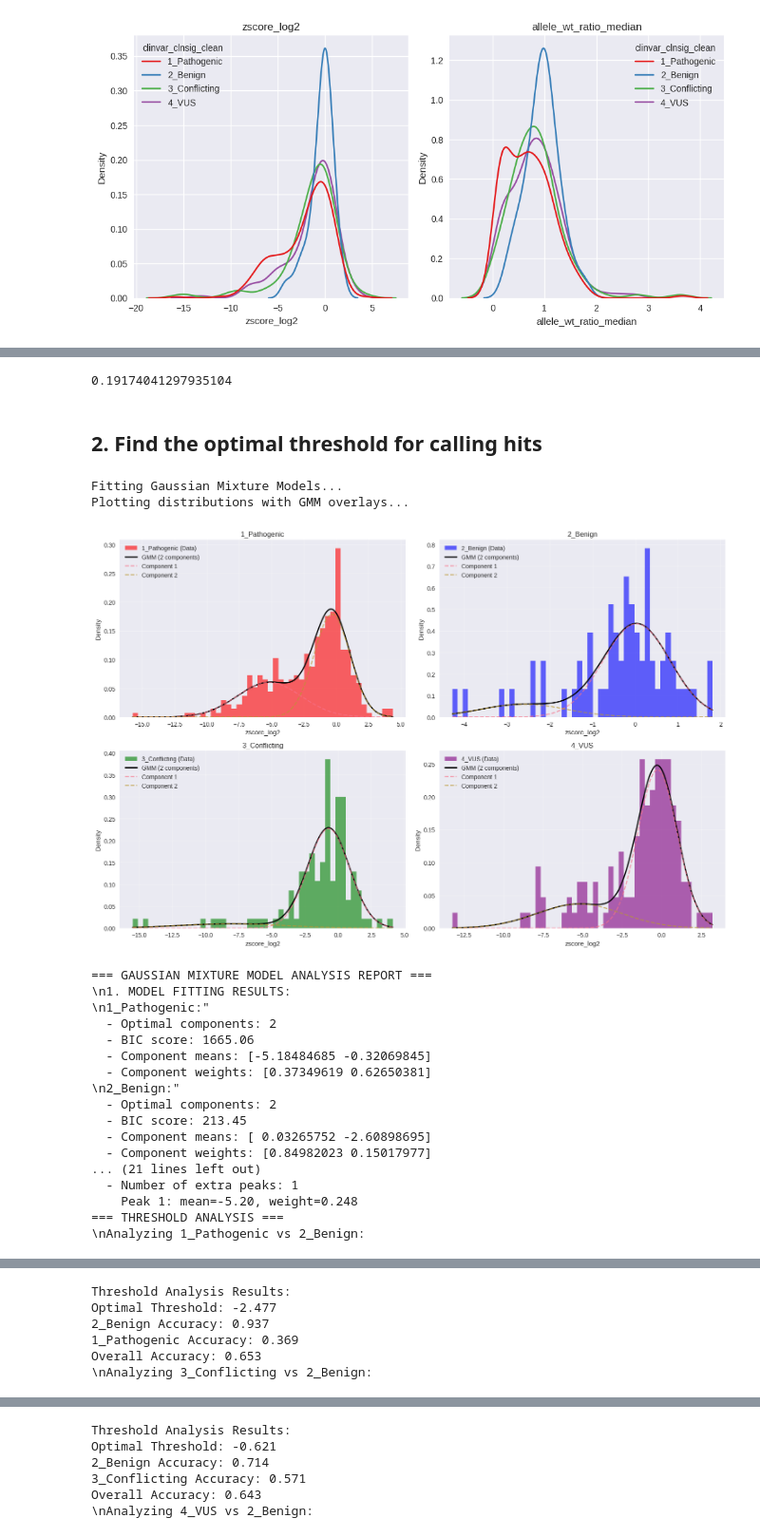
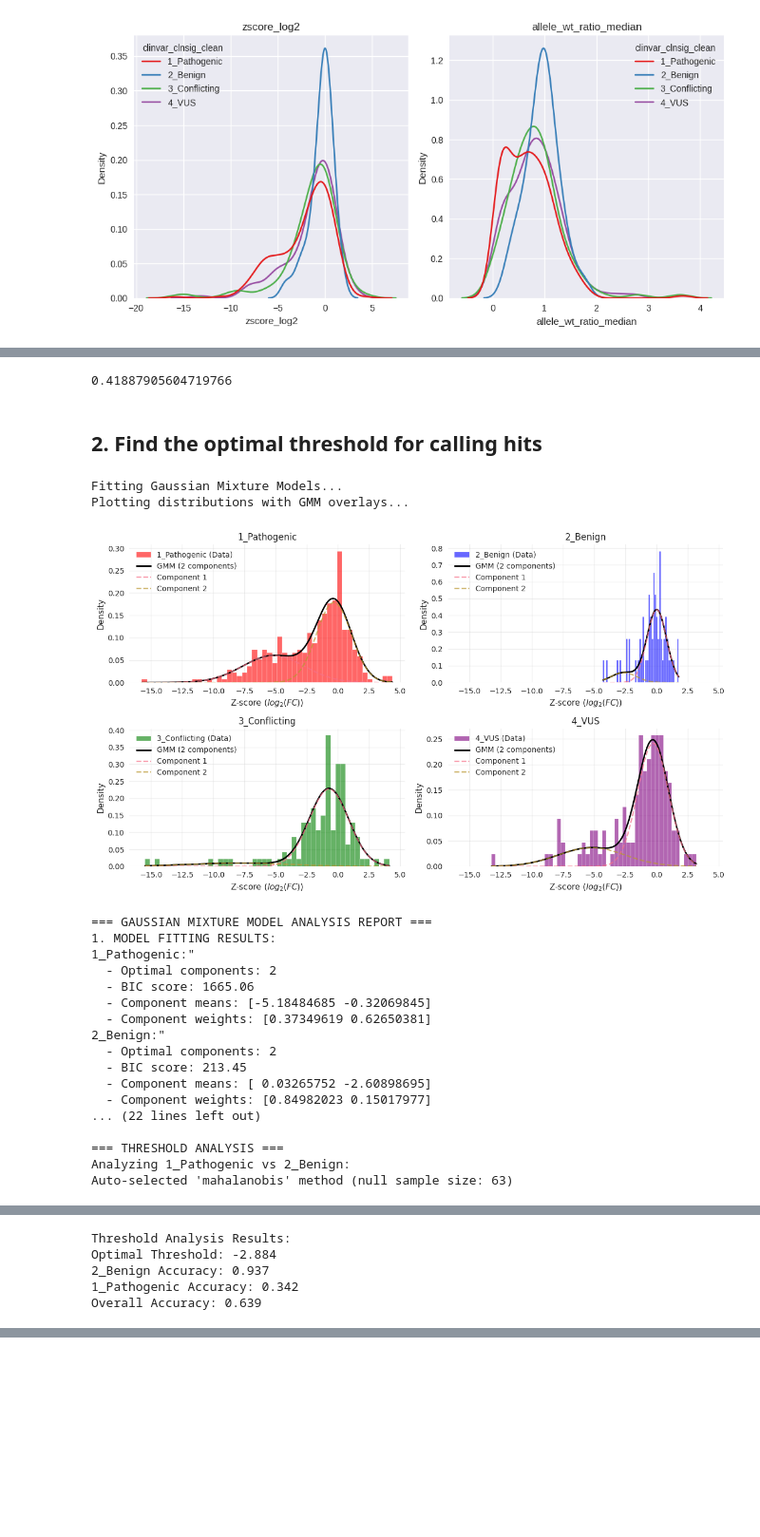
Before and after one commit to runxi-shen/2025_Pillar_VarChAMP, a Jupyter notebook: 2_individual_assay_analyses/dual_ipa/2_analyses/5_clinvar_annotation_summary.ipynb, the cells around one changed output, grey strips where cells are left out. Shown at 95% size. Saved outputs shown, nothing was run; the diff lists cells and outputs as text; code cells hidden in the pictures; blank space fills up the shorter version.

```diff
--- a/2_individual_assay_analyses/dual_ipa/2_analyses/5_clinvar_annotation_summary.ipynb
+++ b/2_individual_assay_analyses/dual_ipa/2_analyses/5_clinvar_annotation_summary.ipynb
@@ -14,7 +14,7 @@ import warnings
 warnings.filterwarnings('ignore')
 
 # Set style
-plt.style.use('seaborn-v0_8')
+sns.set_style(style='white')
 sns.set_palette("husl")
 # %% [markdown]
 ## 0. Load data
@@ -106,7 +89,7 @@ ClinVar Variants (StarStatus >= 1) Number: 532
 [figure]
 # %%
 plot_var = "zscore_log2"
-thresh = -5
+thresh = -2
 
 benign_scores = scores.filter(pl.col("clinvar_clnsig_clean") == "2_Benign")
 print("# of Benign variants:", benign_scores.shape[0])
@@ -159,7 +142,7 @@ This threshold classifies 0.000% of benign variants as pathogenic
 # %%
-path_scores.filter(pl.col(plot_var) < -5).shape[0] / path_scores.shape[0]
+path_scores.filter(pl.col(plot_var) < thresh).shape[0] / path_scores.shape[0]
 # %% [output]
-0.19174041297935104
+0.41887905604719766
 # %% [markdown]
 ## 2. Find the optimal threshold for calling hits
 # %%
@@ -465,50 +957,50 @@ class DistributionAnalyzer:
 # %%
 clinvar_data_dict = {
     '1_Pathogenic': scores.filter(pl.col('clinvar_clnsig_clean')=='1_Pathogenic')['zscore_log2'].to_numpy(),
     '2_Benign': scores.filter(pl.col('clinvar_clnsig_clean')=='2_Benign')['zscore_log2'].to_numpy(),
     '3_Conflicting': scores.filter(pl.col('clinvar_clnsig_clean')=='3_Conflicting')['zscore_log2'].to_numpy(),
     '4_VUS': scores.filter(pl.col('clinvar_clnsig_clean')=='4_VUS')['zscore_log2'].to_numpy(),
 }
 
 # Initialize analyzer
 analyzer = DistributionAnalyzer(clinvar_data_dict)
 
 # Fit GMM models for all categories
 print("Fitting Gaussian Mixture Models...")
 analyzer.fit_all_categories()
 
 # Plot distributions with GMM fits
 print("Plotting distributions with GMM overlays...")
 analyzer.plot_distributions_with_gmm()
 
 # Generate comprehensive report
 analyzer.generate_summary_report()
 
 # Compare specific categories with threshold analysis
-print("=== THRESHOLD ANALYSIS ===")
+print("\n=== THRESHOLD ANALYSIS ===")
 categories_to_compare = ['1_Pathogenic', '3_Conflicting', '4_VUS']
 
-for category in categories_to_compare:
-    print(f"\\nAnalyzing {category} vs 2_Benign:")
-    analyzer.plot_comparison_with_threshold('2_Benign', category)
+for category in categories_to_compare[:1]:
+    print(f"Analyzing {category} vs 2_Benign:")
+    analyzer.plot_comparison_with_threshold('2_Benign', category, figsize=(10,5))
 # %% [output]
 Fitting Gaussian Mixture Models...
 Plotting distributions with GMM overlays...
-[figure, old version]
+[figure, new version]
 === GAUSSIAN MIXTURE MODEL ANALYSIS REPORT ===
-\n1. MODEL FITTING RESULTS:
-\n1_Pathogenic:"
+1. MODEL FITTING RESULTS:
+1_Pathogenic:"
   - Optimal components: 2
   - BIC score: 1665.06
   - Component means: [-5.18484685 -0.32069845]
   - Component weights: [0.37349619 0.62650381]
-\n2_Benign:"
+2_Benign:"
   - Optimal components: 2
   - BIC score: 213.45
   - Component means: [ 0.03265752 -2.60898695]
   - Component weights: [0.84982023 0.15017977]
-... (21 lines left out)
-  - Number of extra peaks: 1
-    Peak 1: mean=-5.20, weight=0.248
+... (22 lines left out)
+
 === THRESHOLD ANALYSIS ===
-\nAnalyzing 1_Pathogenic vs 2_Benign:
+Analyzing 1_Pathogenic vs 2_Benign:
+Auto-selected 'mahalanobis' method (null sample size: 63)
@@ -516,6 +1008,5 @@ Plotting distributions with GMM overlays...
 Threshold Analysis Results:
-Optimal Threshold: -2.477
+Optimal Threshold: -2.884
 2_Benign Accuracy: 0.937
-1_Pathogenic Accuracy: 0.369
-Overall Accuracy: 0.653
-\nAnalyzing 3_Conflicting vs 2_Benign:
+1_Pathogenic Accuracy: 0.342
+Overall Accuracy: 0.639
@@ -523,6 +1012,0 @@ Overall Accuracy: 0.653
-Threshold Analysis Results:
-Optimal Threshold: -0.621
-2_Benign Accuracy: 0.714
-3_Conflicting Accuracy: 0.571
-Overall Accuracy: 0.643
-\nAnalyzing 4_VUS vs 2_Benign:
```
Also changed, not shown: parts of 10 cells of this notebook, 12 other files.
